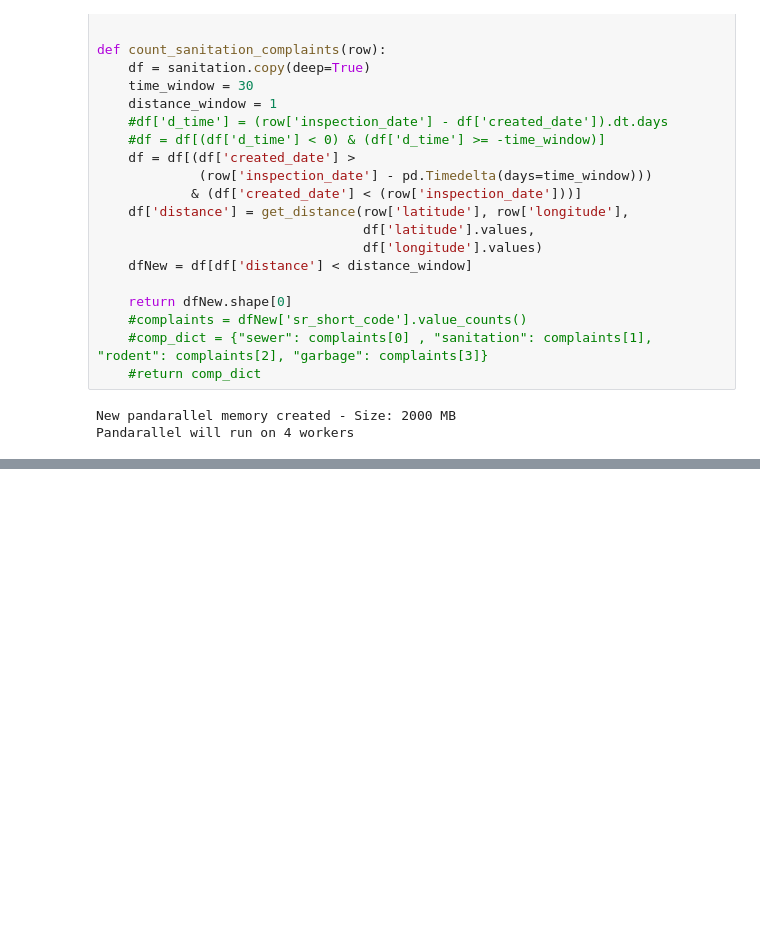
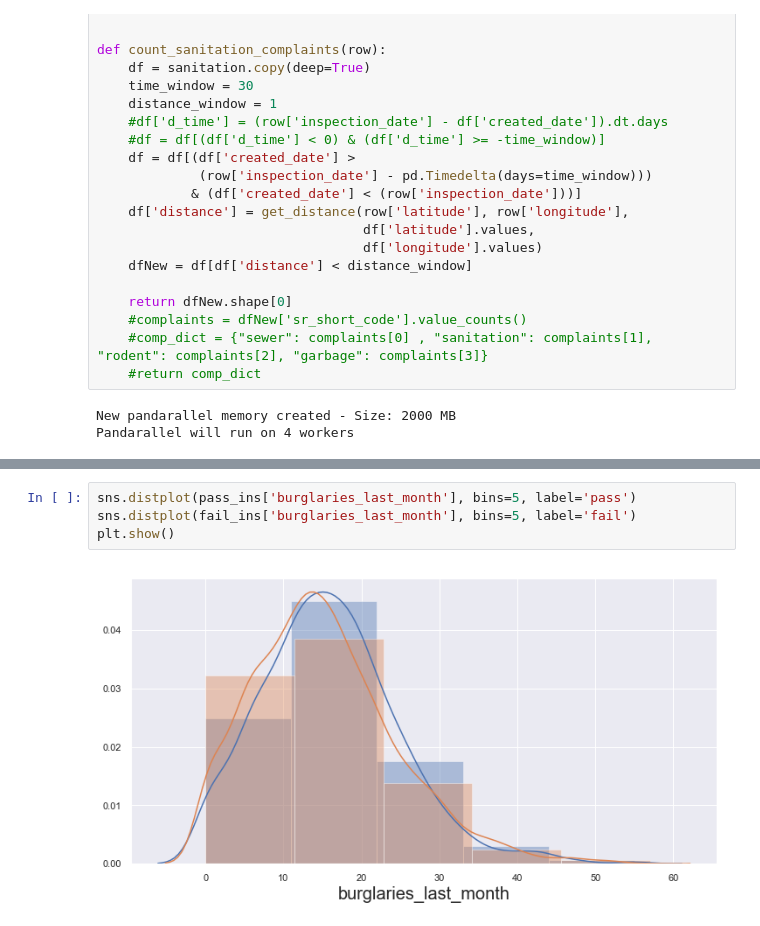
Before and after one commit to drimal/chicagofood, a Jupyter notebook: notebooks/merged_all_data_streams_05.ipynb, the cells around one changed output, grey strips where cells are left out. Cells and saved outputs as stored; diff of their text form; blank space fills up the shorter version.

```diff
--- a/notebooks/merged_all_data_streams_05.ipynb
+++ b/notebooks/merged_all_data_streams_05.ipynb
@@ -140,0 +175,6 @@ food_business.isna().sum()
+# %%
+sns.distplot(pass_ins['burglaries_last_month'], bins=5, label='pass')
+sns.distplot(fail_ins['burglaries_last_month'], bins=5, label='fail')
+plt.show()
+# %% [output]
+[figure, added]
```
Also changed, not shown: parts of 35 cells of this notebook, 2 other files.
